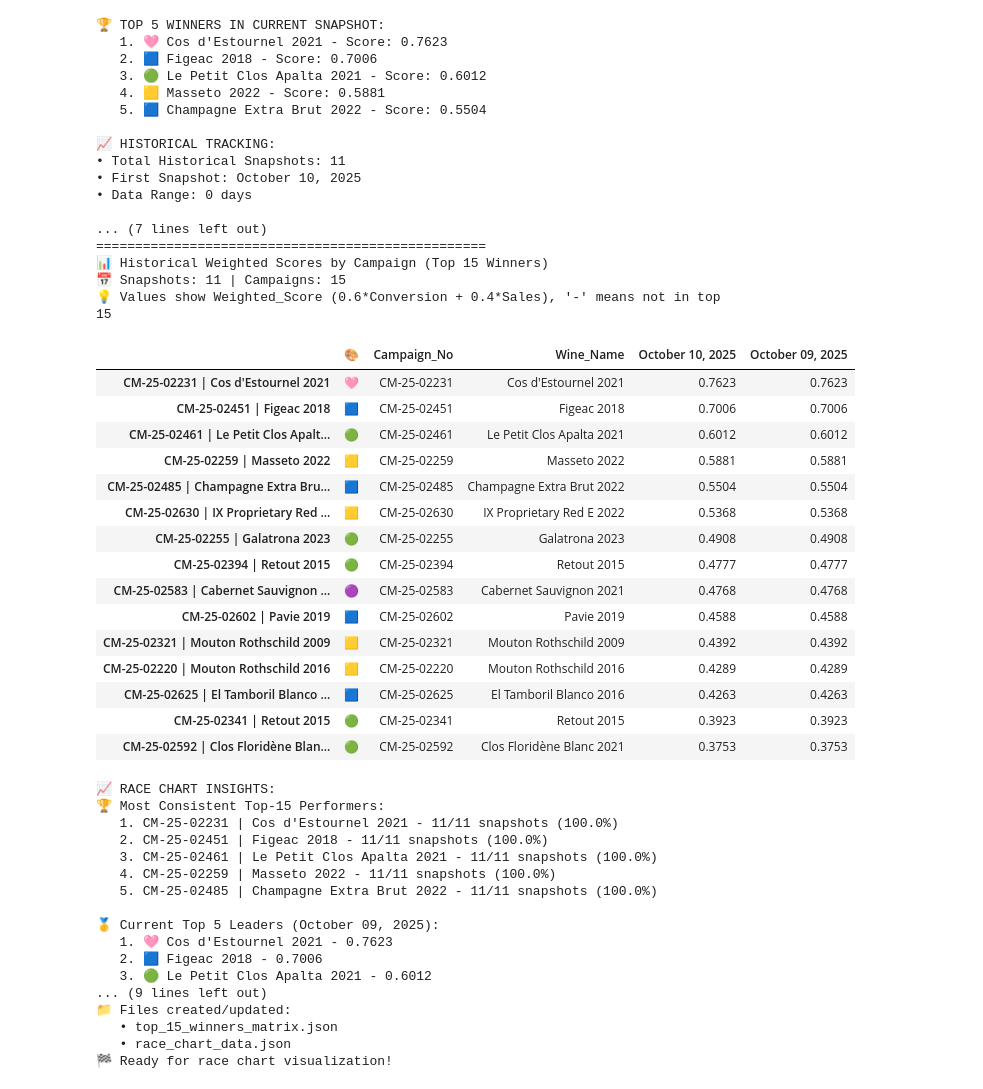
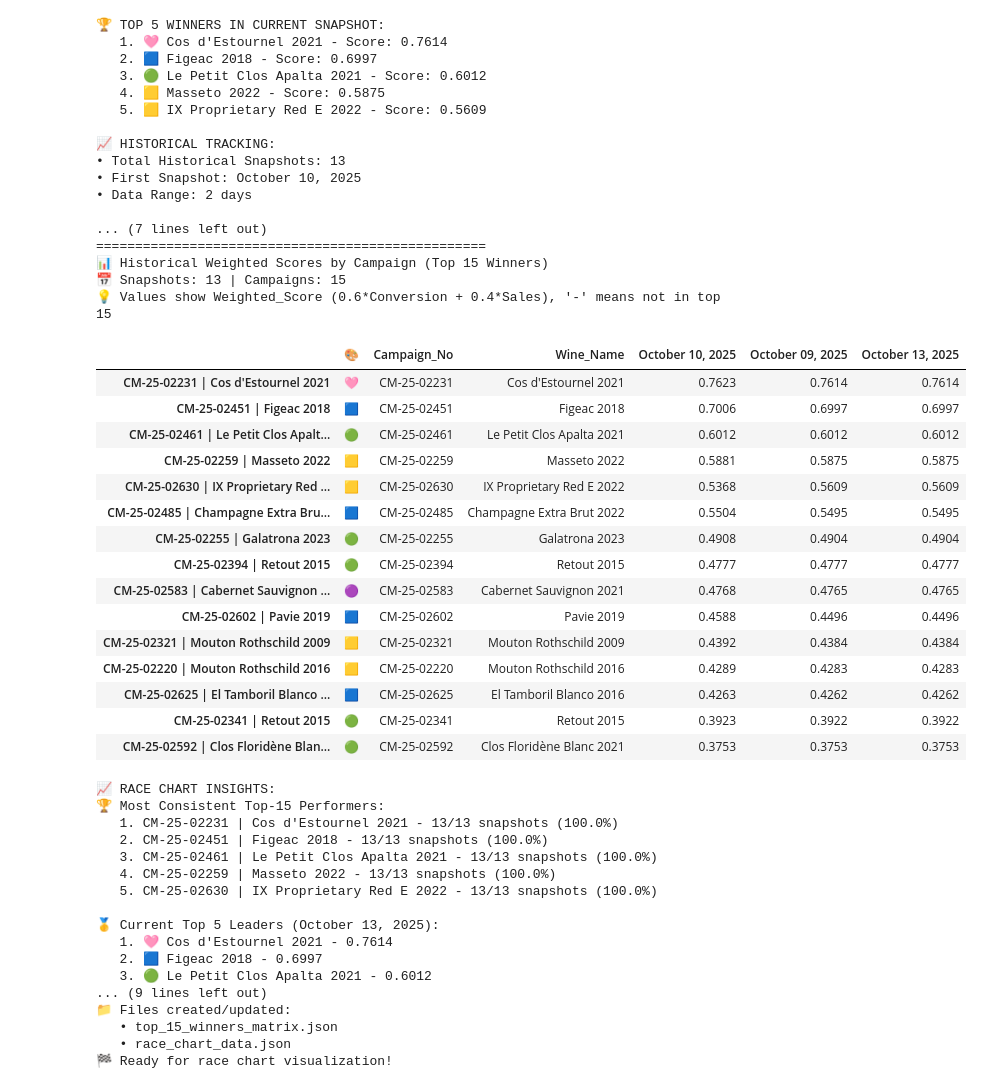
Before and after one commit to Antagata/AVUwinnersCM, a Jupyter notebook: winners_2.ipynb, the cells around one changed output. Saved outputs shown, nothing was run; the diff lists cells and outputs as text; code cells hidden in the pictures.

```diff
--- a/winners_2.ipynb
+++ b/winners_2.ipynb
@@ -582,8 +579,8 @@ historical_dir.mkdir(exist_ok=True)
 print(f"📁 Historical dir: {historical_dir}")
 
 # ---- Create Current Snapshot Data ----
-# Using October 9, 2025 to match the source data date
-data_date = datetime(2025, 10, 9)
+# Use current date for each execution to track daily changes
+data_date = datetime.now()
 current_snapshot = {
     'timestamp': datetime.now().isoformat(),
     'date': data_date.strftime('%Y-%m-%d'),
@@ -910,52 +907,52 @@ print("🏁 Ready for race chart visualization!")
 | 10 | 11 | 🟨 | CM-25-02321 | Mouton Rothschild 2009 | 2.69 | 233'806.92 | 35 | ... |
 | 11 | 12 | 🟨 | CM-25-02220 | Mouton Rothschild 2016 | 3.05 | 189'311.16 | 50 | ... |
 | 12 | 13 | 🟦 | CM-25-02625-D | El Tamboril Blanco 2016 | 4.71 | 33'432.85 | 8 | ... |
 | 13 | 14 | 🟢 | CM-25-02341 | Retout 2015 | 4.28 | 35'803.63 | 109 | ... |
 | 14 | 15 | 🟢 | CM-25-02592 | Clos Floridène Blanc 2021 | 4.21 | 23'636.75 | 12 | ... |
 🏆 TOP 5 WINNERS IN CURRENT SNAPSHOT:
-   1. 🩷 Cos d'Estournel 2021 - Score: 0.7623
-   2. 🟦 Figeac 2018 - Score: 0.7006
+   1. 🩷 Cos d'Estournel 2021 - Score: 0.7614
+   2. 🟦 Figeac 2018 - Score: 0.6997
    3. 🟢 Le Petit Clos Apalta 2021 - Score: 0.6012
-   4. 🟨 Masseto 2022 - Score: 0.5881
-   5. 🟦 Champagne Extra Brut 2022 - Score: 0.5504
+   4. 🟨 Masseto 2022 - Score: 0.5875
+   5. 🟨 IX Proprietary Red E 2022 - Score: 0.5609
 
 📈 HISTORICAL TRACKING:
-• Total Historical Snapshots: 11
+• Total Historical Snapshots: 13
 • First Snapshot: October 10, 2025
-• Data Range: 0 days
+• Data Range: 2 days
 
 ... (7 lines left out)
 ==================================================
 📊 Historical Weighted Scores by Campaign (Top 15 Winners)
-📅 Snapshots: 11 | Campaigns: 15
+📅 Snapshots: 13 | Campaigns: 15
 💡 Values show Weighted_Score (0.6*Conversion + 0.4*Sales), '-' means not in top 15
-|  | 🎨 | Campaign_No | Wine_Name | October 10, 2025 | October 09, 2025 |
-| CM-25-02231 | Cos d'Estournel 2021 | 🩷 | CM-25-02231 | Cos d'Estournel 2021 | 0.7623 | 0.7623 |
-| CM-25-02451 | Figeac 2018 | 🟦 | CM-25-02451 | Figeac 2018 | 0.7006 | 0.7006 |
-| CM-25-02461 | Le Petit Clos Apalt... | 🟢 | CM-25-02461 | Le Petit Clos Apalta 2021 | 0.6012 | 0.6012 |
-| CM-25-02259 | Masseto 2022 | 🟨 | CM-25-02259 | Masseto 2022 | 0.5881 | 0.5881 |
-| CM-25-02485 | Champagne Extra Bru... | 🟦 | CM-25-02485 | Champagne Extra Brut 2022 | 0.5504 | 0.5504 |
-| CM-25-02630 | IX Proprietary Red ... | 🟨 | CM-25-02630 | IX Proprietary Red E 2022 | 0.5368 | 0.5368 |
-| CM-25-02255 | Galatrona 2023 | 🟢 | CM-25-02255 | Galatrona 2023 | 0.4908 | 0.4908 |
-| CM-25-02394 | Retout 2015 | 🟢 | CM-25-02394 | Retout 2015 | 0.4777 | 0.4777 |
-| CM-25-02583 | Cabernet Sauvignon ... | 🟣 | CM-25-02583 | Cabernet Sauvignon 2021 | 0.4768 | 0.4768 |
-| CM-25-02602 | Pavie 2019 | 🟦 | CM-25-02602 | Pavie 2019 | 0.4588 | 0.4588 |
-| CM-25-02321 | Mouton Rothschild 2009 | 🟨 | CM-25-02321 | Mouton Rothschild 2009 | 0.4392 | 0.4392 |
-| CM-25-02220 | Mouton Rothschild 2016 | 🟨 | CM-25-02220 | Mouton Rothschild 2016 | 0.4289 | 0.4289 |
-| CM-25-02625 | El Tamboril Blanco ... | 🟦 | CM-25-02625 | El Tamboril Blanco 2016 | 0.4263 | 0.4263 |
-| CM-25-02341 | Retout 2015 | 🟢 | CM-25-02341 | Retout 2015 | 0.3923 | 0.3923 |
-| CM-25-02592 | Clos Floridène Blan... | 🟢 | CM-25-02592 | Clos Floridène Blanc 2021 | 0.3753 | 0.3753 |
+|  | 🎨 | Campaign_No | Wine_Name | October 10, 2025 | October 09, 2025 | October 13, 2025 |
+| CM-25-02231 | Cos d'Estournel 2021 | 🩷 | CM-25-02231 | Cos d'Estournel 2021 | 0.7623 | 0.7614 | 0.7614 |
+| CM-25-02451 | Figeac 2018 | 🟦 | CM-25-02451 | Figeac 2018 | 0.7006 | 0.6997 | 0.6997 |
+| CM-25-02461 | Le Petit Clos Apalt... | 🟢 | CM-25-02461 | Le Petit Clos Apalta 2021 | 0.6012 | 0.6012 | 0.6012 |
+| CM-25-02259 | Masseto 2022 | 🟨 | CM-25-02259 | Masseto 2022 | 0.5881 | 0.5875 | 0.5875 |
+| CM-25-02630 | IX Proprietary Red ... | 🟨 | CM-25-02630 | IX Proprietary Red E 2022 | 0.5368 | 0.5609 | 0.5609 |
+| CM-25-02485 | Champagne Extra Bru... | 🟦 | CM-25-02485 | Champagne Extra Brut 2022 | 0.5504 | 0.5495 | 0.5495 |
+| CM-25-02255 | Galatrona 2023 | 🟢 | CM-25-02255 | Galatrona 2023 | 0.4908 | 0.4904 | 0.4904 |
+| CM-25-02394 | Retout 2015 | 🟢 | CM-25-02394 | Retout 2015 | 0.4777 | 0.4777 | 0.4777 |
+| CM-25-02583 | Cabernet Sauvignon ... | 🟣 | CM-25-02583 | Cabernet Sauvignon 2021 | 0.4768 | 0.4765 | 0.4765 |
+| CM-25-02602 | Pavie 2019 | 🟦 | CM-25-02602 | Pavie 2019 | 0.4588 | 0.4496 | 0.4496 |
+| CM-25-02321 | Mouton Rothschild 2009 | 🟨 | CM-25-02321 | Mouton Rothschild 2009 | 0.4392 | 0.4384 | 0.4384 |
+| CM-25-02220 | Mouton Rothschild 2016 | 🟨 | CM-25-02220 | Mouton Rothschild 2016 | 0.4289 | 0.4283 | 0.4283 |
+| CM-25-02625 | El Tamboril Blanco ... | 🟦 | CM-25-02625 | El Tamboril Blanco 2016 | 0.4263 | 0.4262 | 0.4262 |
+| CM-25-02341 | Retout 2015 | 🟢 | CM-25-02341 | Retout 2015 | 0.3923 | 0.3922 | 0.3922 |
+| CM-25-02592 | Clos Floridène Blan... | 🟢 | CM-25-02592 | Clos Floridène Blanc 2021 | 0.3753 | 0.3753 | 0.3753 |
 📈 RACE CHART INSIGHTS:
 🏆 Most Consistent Top-15 Performers:
-   1. CM-25-02231 | Cos d'Estournel 2021 - 11/11 snapshots (100.0%)
-   2. CM-25-02451 | Figeac 2018 - 11/11 snapshots (100.0%)
-   3. CM-25-02461 | Le Petit Clos Apalta 2021 - 11/11 snapshots (100.0%)
-   4. CM-25-02259 | Masseto 2022 - 11/11 snapshots (100.0%)
-   5. CM-25-02485 | Champagne Extra Brut 2022 - 11/11 snapshots (100.0%)
+   1. CM-25-02231 | Cos d'Estournel 2021 - 13/13 snapshots (100.0%)
+   2. CM-25-02451 | Figeac 2018 - 13/13 snapshots (100.0%)
+   3. CM-25-02461 | Le Petit Clos Apalta 2021 - 13/13 snapshots (100.0%)
+   4. CM-25-02259 | Masseto 2022 - 13/13 snapshots (100.0%)
+   5. CM-25-02630 | IX Proprietary Red E 2022 - 13/13 snapshots (100.0%)
 
-🥇 Current Top 5 Leaders (October 09, 2025):
-   1. 🩷 Cos d'Estournel 2021 - 0.7623
-   2. 🟦 Figeac 2018 - 0.7006
+🥇 Current Top 5 Leaders (October 13, 2025):
+   1. 🩷 Cos d'Estournel 2021 - 0.7614
+   2. 🟦 Figeac 2018 - 0.6997
    3. 🟢 Le Petit Clos Apalta 2021 - 0.6012
 ... (9 lines left out)
 📁 Files created/updated:
```
Also changed, not shown: parts of 9 cells of this notebook, 1 other file.
